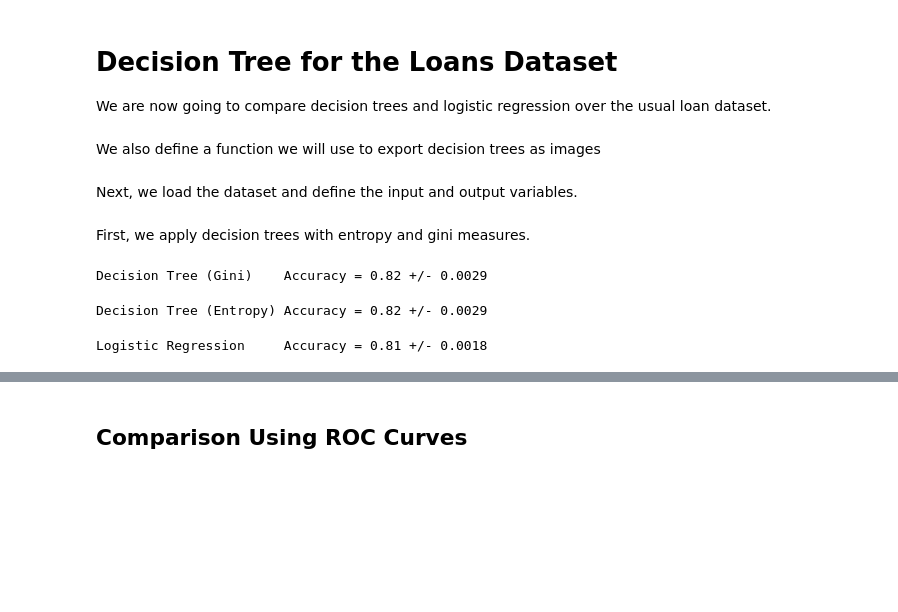
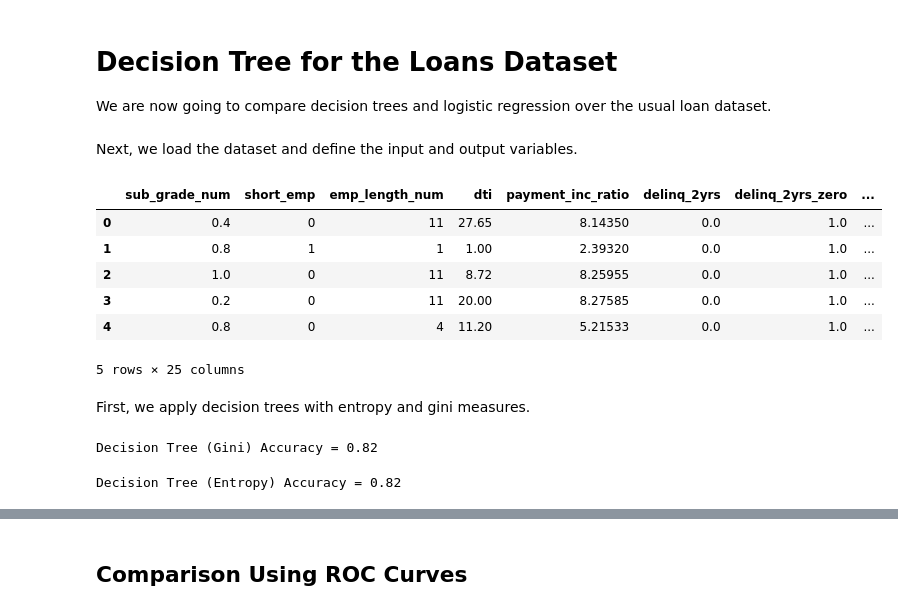
Before and after one commit to riccamastellone/data-science, a Jupyter notebook: Classification/DecisionTree/Loans Dataset.ipynb, the cells around one changed output, grey strips where cells are left out. Saved outputs shown, nothing was run; the diff lists cells and outputs as text; code cells hidden in the pictures; blank space fills up the shorter version.

Commit message:
notebook per lezione classification, Loans

```diff
--- a/Classification/DecisionTree/Loans Dataset.ipynb
+++ b/Classification/DecisionTree/Loans Dataset.ipynb
@@ -24,16 +24,24 @@ import pydot
 from scipy import misc
 %matplotlib inline
 %config InlineBackend.figure_format = 'retina'
-# %% [markdown]
-We also define a function we will use to export decision trees as images
 # %% [markdown]
 Next, we load the dataset and define the input and output variables.
 # %%
 loans = pd.read_csv('LoansNumerical.csv')
 target = 'safe_loans'
 variables = loans.columns[loans.columns!=target]
 
 x = loans[variables]
 y = loans[target]
+
+loans.head()
+# %% [output]
+|  | sub_grade_num | short_emp | emp_length_num | dti | payment_inc_ratio | delinq_2yrs | delinq_2yrs_zero | ... |
+| 0 | 0.4 | 0 | 11 | 27.65 | 8.14350 | 0.0 | 1.0 | ... |
+| 1 | 0.8 | 1 | 1 | 1.00 | 2.39320 | 0.0 | 1.0 | ... |
+| 2 | 1.0 | 0 | 11 | 8.72 | 8.25955 | 0.0 | 1.0 | ... |
+| 3 | 0.2 | 0 | 11 | 20.00 | 8.27585 | 0.0 | 1.0 | ... |
+| 4 | 0.8 | 0 | 4 | 11.20 | 5.21533 | 0.0 | 1.0 | ... |
+5 rows × 25 columns
 # %% [markdown]
 First, we apply decision trees with entropy and gini measures.
@@ -40,21 +50,16 @@ First, we apply decision trees with entropy and gini measures.
 # %%
 dt_gini = tree.DecisionTreeClassifier(max_depth=10)
-dt_gini = dt_gini.fit(x,y)
-xval_gini = model_selection.cross_val_score(dt_gini, x, y, cv=KFold(n_splits=10, shuffle=True, random_state=42))
-print("Decision Tree (Gini)    Accuracy = %3.2f +/- %.4f" %(np.average(xval_gini),np.std(xval_gini)))
+dt_gini = dt_gini.fit(train_x,train_y)
+y_pred = dt_gini.predict(test_x)
+acc_gini = accuracy_score(test_y,y_pred)
+print("Decision Tree (Gini) Accuracy = %3.2f" %(acc_gini))
 # %% [output]
-Decision Tree (Gini)    Accuracy = 0.82 +/- 0.0029
+Decision Tree (Gini) Accuracy = 0.82
 # %%
 dt_entropy = tree.DecisionTreeClassifier('entropy',max_depth=10)
-dt_entropy = dt_gini.fit(x,y)
-xval_entropy = model_selection.cross_val_score(dt_entropy, x, y, cv=KFold(n_splits=10, shuffle=True, random_state=42))
-print("Decision Tree (Entropy) Accuracy = %3.2f +/- %.4f" %(np.average(xval_entropy),np.std(xval_entropy)))
+dt_entropy = dt_entropy.fit(train_x,train_y)
+y_pred = dt_entropy.predict(test_x)
+acc_entropy = accuracy_score(test_y,y_pred)
+print("Decision Tree (Entropy) Accuracy = %3.2f" %(acc_entropy))
 # %% [output]
-Decision Tree (Entropy) Accuracy = 0.82 +/- 0.0029
+Decision Tree (Entropy) Accuracy = 0.82
-# %%
-lr = linear_model.LogisticRegression()
-lr = lr.fit(x,y)
-xval_lr = model_selection.cross_val_score(lr, x, y, cv=KFold(n_splits=10, shuffle=True, random_state=42))
-print("Logistic Regression     Accuracy = %3.2f +/- %.4f" %(np.average(xval_lr),np.std(xval_lr)))
-# %% [output]
-Logistic Regression     Accuracy = 0.81 +/- 0.0018
```
Also changed, not shown: parts of 6 cells of this notebook.
